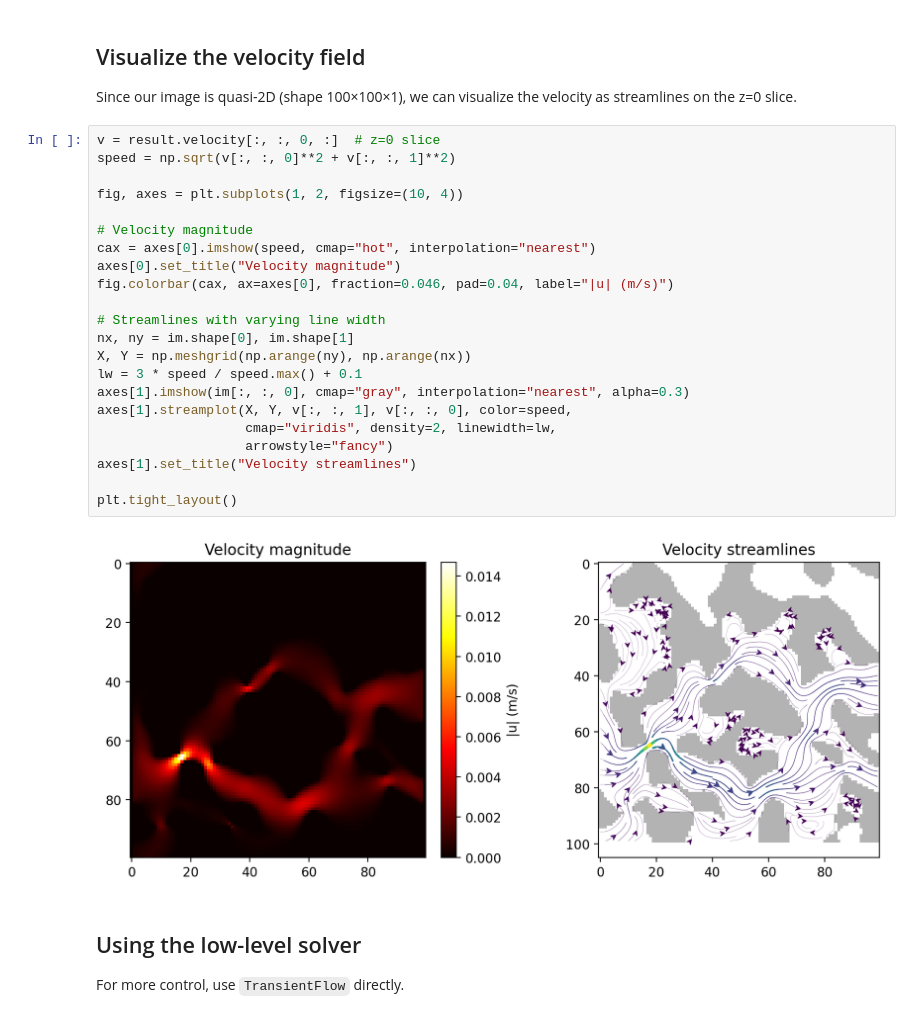
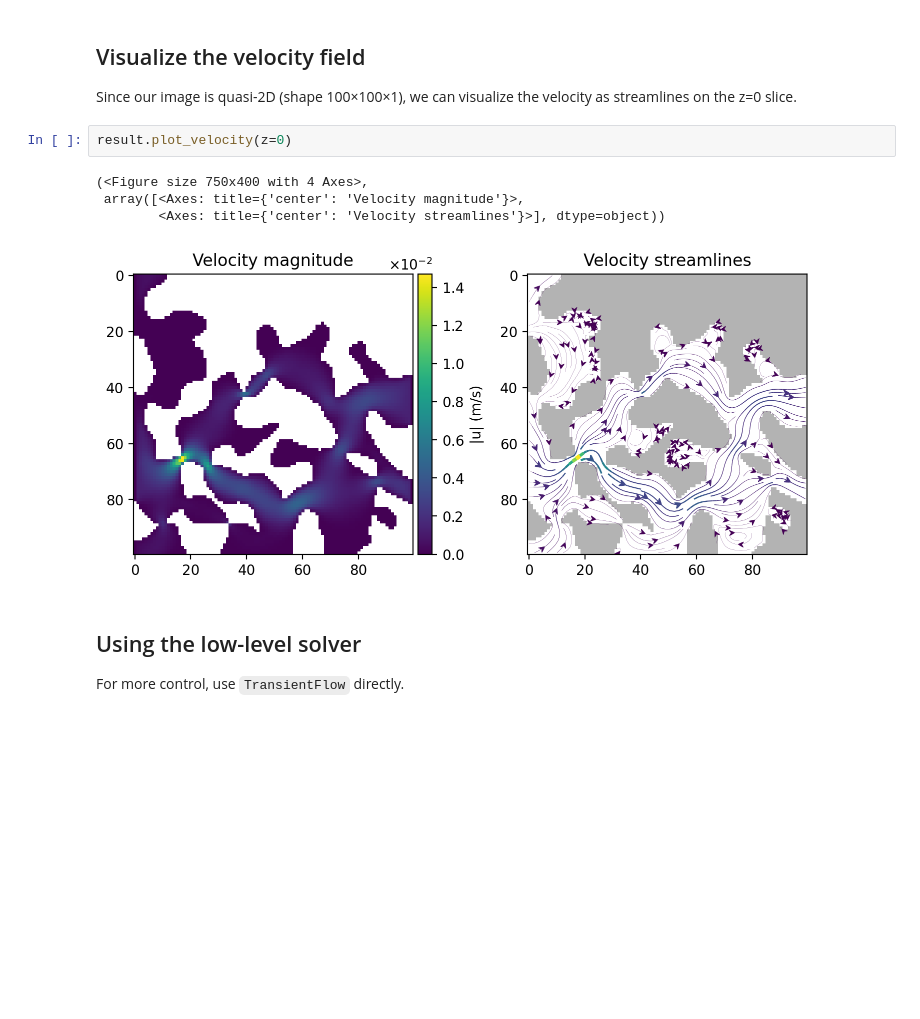
Before and after one commit to ma-sadeghi/poromics, a Jupyter notebook: docs/examples/flow-lbm.ipynb, the cells around one changed output. Saved outputs shown, nothing was run; the diff lists cells and outputs as text; blank space fills up the shorter version.

```diff
--- a/docs/examples/flow-lbm.ipynb
+++ b/docs/examples/flow-lbm.ipynb
@@ -42,30 +40,13 @@ Pore velocity: 6.8513e-04 m/s
 ## Visualize the velocity field
 
 Since our image is quasi-2D (shape 100×100×1), we can visualize the velocity as streamlines on the z=0 slice.
-# %%
-v = result.velocity[:, :, 0, :]  # z=0 slice
-speed = np.sqrt(v[:, :, 0]**2 + v[:, :, 1]**2)
-
-fig, axes = plt.subplots(1, 2, figsize=(10, 4))
-
-# Velocity magnitude
-cax = axes[0].imshow(speed, cmap="hot", interpolation="nearest")
-axes[0].set_title("Velocity magnitude")
-fig.colorbar(cax, ax=axes[0], fraction=0.046, pad=0.04, label="|u| (m/s)")
-
-# Streamlines with varying line width
-nx, ny = im.shape[0], im.shape[1]
-X, Y = np.meshgrid(np.arange(ny), np.arange(nx))
-lw = 3 * speed / speed.max() + 0.1
-axes[1].imshow(im[:, :, 0], cmap="gray", interpolation="nearest", alpha=0.3)
-axes[1].streamplot(X, Y, v[:, :, 1], v[:, :, 0], color=speed,
-                   cmap="viridis", density=2, linewidth=lw,
-                   arrowstyle="fancy")
-axes[1].set_title("Velocity streamlines")
-
-plt.tight_layout()
-# %% [output]
-[figure, removed]
+# %%
+result.plot_velocity(z=0)
+# %% [output]
+(<Figure size 750x400 with 4 Axes>,
+ array([<Axes: title={'center': 'Velocity magnitude'}>,
+        <Axes: title={'center': 'Velocity streamlines'}>], dtype=object))
+[figure, added]
 # %% [markdown]
 ## Using the low-level solver
 
```
Also changed, not shown: parts of 7 cells of this notebook, 10 other files.
